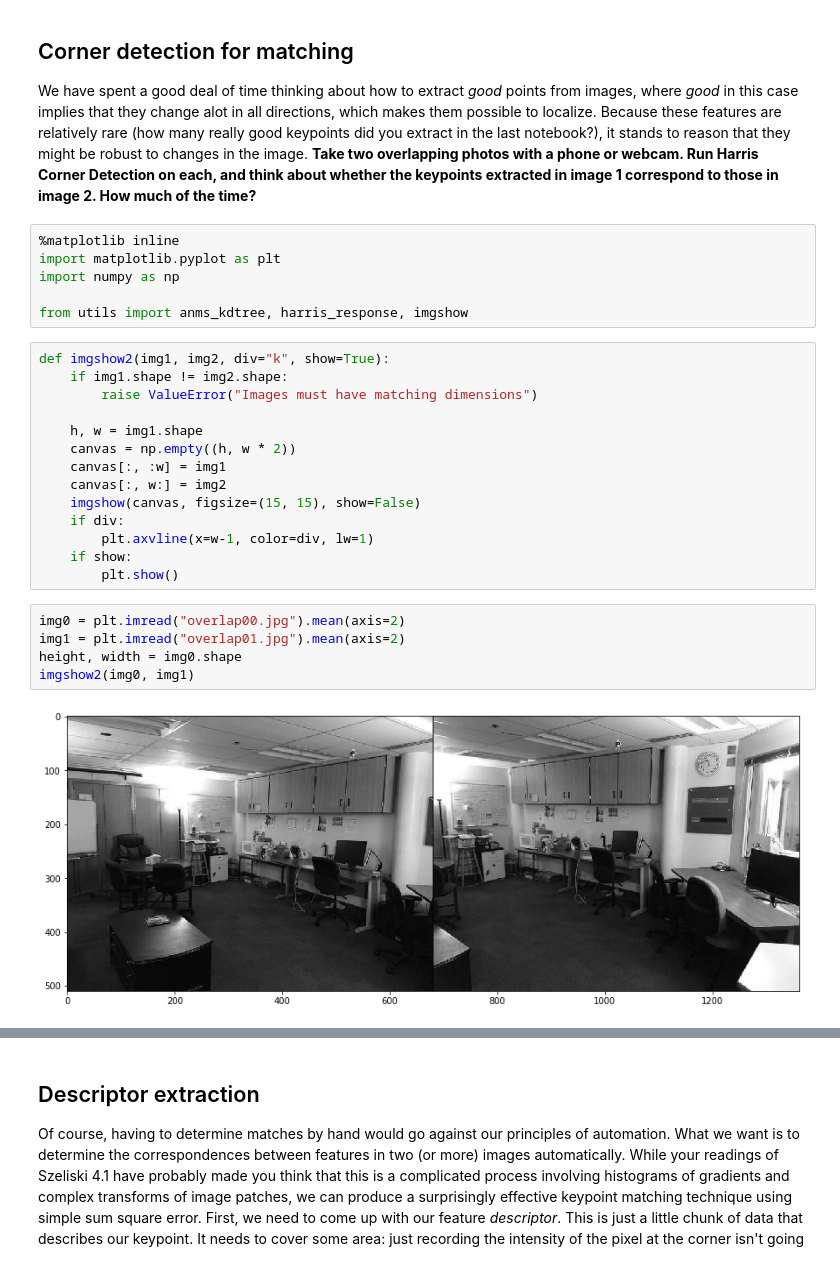
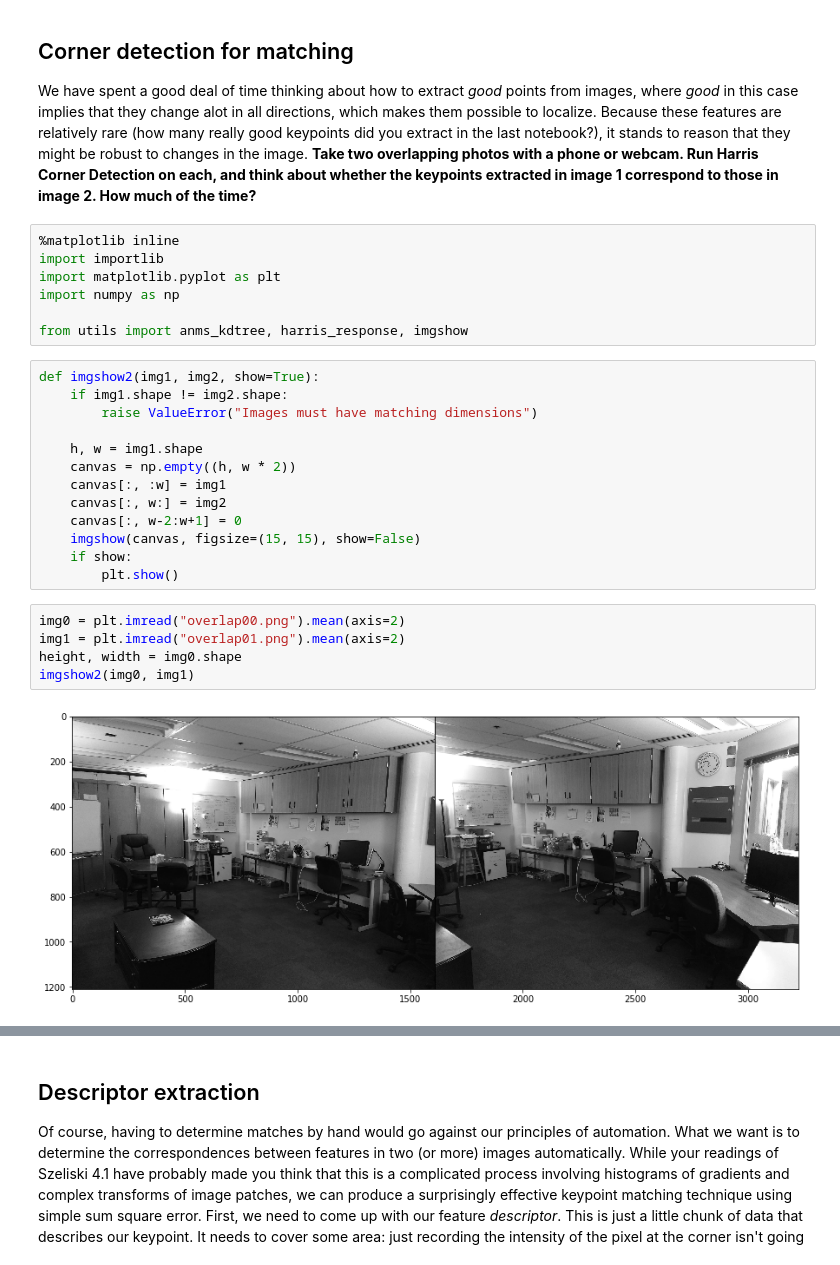
Before and after one commit to fbunt/190211_feature_matching, a Jupyter notebook: keypoint_matching.ipynb, the cells around one changed output, grey strips where cells are left out. Drawn from its saved outputs; the diff is of its cells as text.

Commit message:
Fix imgshow2 and plot keypoints

```diff
--- a/keypoint_matching.ipynb
+++ b/keypoint_matching.ipynb
@@ -5,12 +5,13 @@
 We have spent a good deal of time thinking about how to extract *good* points from images, where *good* in this case implies that they change alot in all directions, which makes them possible to localize.  Because these features are relatively rare (how many really good keypoints did you extract in the last notebook?), it stands to reason that they might be robust to changes in the image.  **Take two overlapping photos with a phone or webcam.  Run Harris Corner Detection on each, and think about whether the keypoints extracted in image 1 correspond to those in image 2.  How much of the time?**
 # %%
 %matplotlib inline
+import importlib
 import matplotlib.pyplot as plt
 import numpy as np
 
 from utils import anms_kdtree, harris_response, imgshow
 # %%
-def imgshow2(img1, img2, div="k", show=True):
+def imgshow2(img1, img2, show=True):
     if img1.shape != img2.shape:
         raise ValueError("Images must have matching dimensions")
 
@@ -18,18 +19,17 @@ def imgshow2(img1, img2, div="k", show=True):
     canvas = np.empty((h, w * 2))
     canvas[:, :w] = img1
     canvas[:, w:] = img2
+    canvas[:, w-2:w+1] = 0
     imgshow(canvas, figsize=(15, 15), show=False)
-    if div:
-        plt.axvline(x=w-1, color=div, lw=1)
     if show:
         plt.show()
 # %%
-img0 = plt.imread("overlap00.jpg").mean(axis=2)
-img1 = plt.imread("overlap01.jpg").mean(axis=2)
+img0 = plt.imread("overlap00.png").mean(axis=2)
+img1 = plt.imread("overlap01.png").mean(axis=2)
 height, width = img0.shape
 imgshow2(img0, img1)
 # %% [output]
-[figure, old version]
+[figure, new version]
 # %%
 H0 = harris_response(img0)
 H1 = harris_response(img0)
```
Also changed, not shown: parts of 2 cells of this notebook.
